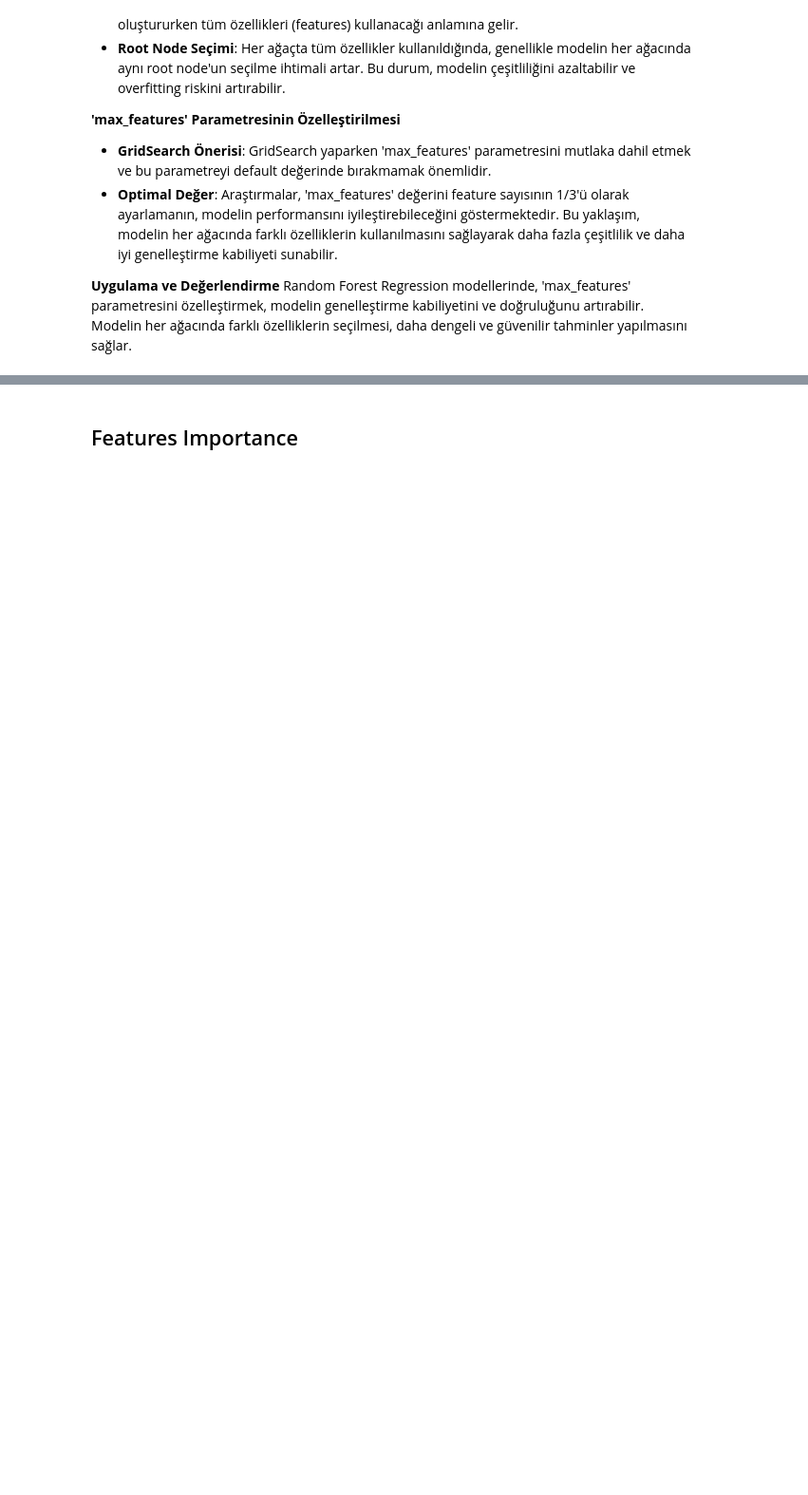
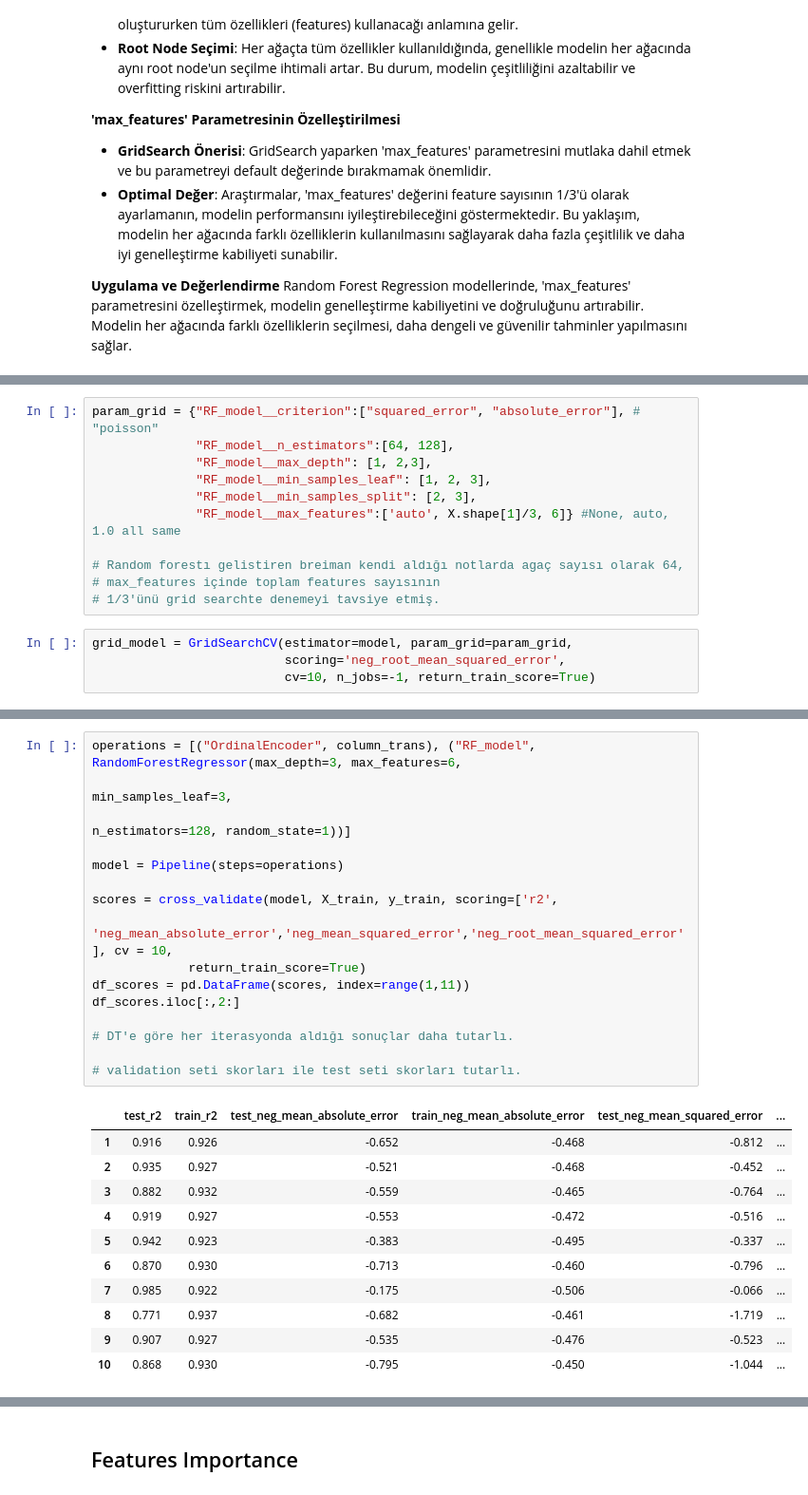
Before and after one commit to ayaramis/DataScience, a Jupyter notebook: Random_Forest/ML_Random Forests Regression 05.03.24 InClass.ipynb, the cells around one changed output, grey strips where cells are left out. Shown at 95% size. Saved outputs shown, nothing was run; the diff lists cells and outputs as text; blank space fills up the shorter version.

```diff
--- a/Random_Forest/ML_Random Forests Regression 05.03.24 InClass.ipynb
+++ b/Random_Forest/ML_Random Forests Regression 05.03.24 InClass.ipynb
@@ -745,0 +752,15 @@ Random Forest Regression modellerinde, 'max_features' parametresini özelleştir
+# %%
+param_grid = {"RF_model__criterion":["squared_error", "absolute_error"], # "poisson"
+              "RF_model__n_estimators":[64, 128],
+              "RF_model__max_depth": [1, 2,3],
+              "RF_model__min_samples_leaf": [1, 2, 3],
+              "RF_model__min_samples_split": [2, 3],
+              "RF_model__max_features":['auto', X.shape[1]/3, 6]} #None, auto, 1.0 all same
+
+# Random forestı gelistiren breiman kendi aldığı notlarda agaç sayısı olarak 64,
+# max_features içinde toplam features sayısının
+# 1/3'ünü grid searchte denemeyi tavsiye etmiş.
+# %%
+grid_model = GridSearchCV(estimator=model, param_grid=param_grid,
+                          scoring='neg_root_mean_squared_error',
+                          cv=10, n_jobs=-1, return_train_score=True)
@@ -745,0 +823,28 @@ Random Forest Regression modellerinde, 'max_features' parametresini özelleştir
+# %%
+operations = [("OrdinalEncoder", column_trans), ("RF_model", RandomForestRegressor(max_depth=3, max_features=6,
+                                                                                   min_samples_leaf=3,
+                                                                                n_estimators=128, random_state=1))]
+
+model = Pipeline(steps=operations)
+
+scores = cross_validate(model, X_train, y_train, scoring=['r2',
+            'neg_mean_absolute_error','neg_mean_squared_error','neg_root_mean_squared_error'], cv = 10,
+             return_train_score=True)
+df_scores = pd.DataFrame(scores, index=range(1,11))
+df_scores.iloc[:,2:]
+
+# DT'e göre her iterasyonda aldığı sonuçlar daha tutarlı.
+
+# validation seti skorları ile test seti skorları tutarlı.
+# %% [output]
+|  | test_r2 | train_r2 | test_neg_mean_absolute_error | train_neg_mean_absolute_error | test_neg_mean_squared_error | ... |
+| 1 | 0.916 | 0.926 | -0.652 | -0.468 | -0.812 | ... |
+| 2 | 0.935 | 0.927 | -0.521 | -0.468 | -0.452 | ... |
+| 3 | 0.882 | 0.932 | -0.559 | -0.465 | -0.764 | ... |
+| 4 | 0.919 | 0.927 | -0.553 | -0.472 | -0.516 | ... |
+| 5 | 0.942 | 0.923 | -0.383 | -0.495 | -0.337 | ... |
+| 6 | 0.870 | 0.930 | -0.713 | -0.460 | -0.796 | ... |
+| 7 | 0.985 | 0.922 | -0.175 | -0.506 | -0.066 | ... |
+| 8 | 0.771 | 0.937 | -0.682 | -0.461 | -1.719 | ... |
+| 9 | 0.907 | 0.927 | -0.535 | -0.476 | -0.523 | ... |
+| 10 | 0.868 | 0.930 | -0.795 | -0.450 | -1.044 | ... |
```
Also changed, not shown: parts of 28 cells of this notebook.
